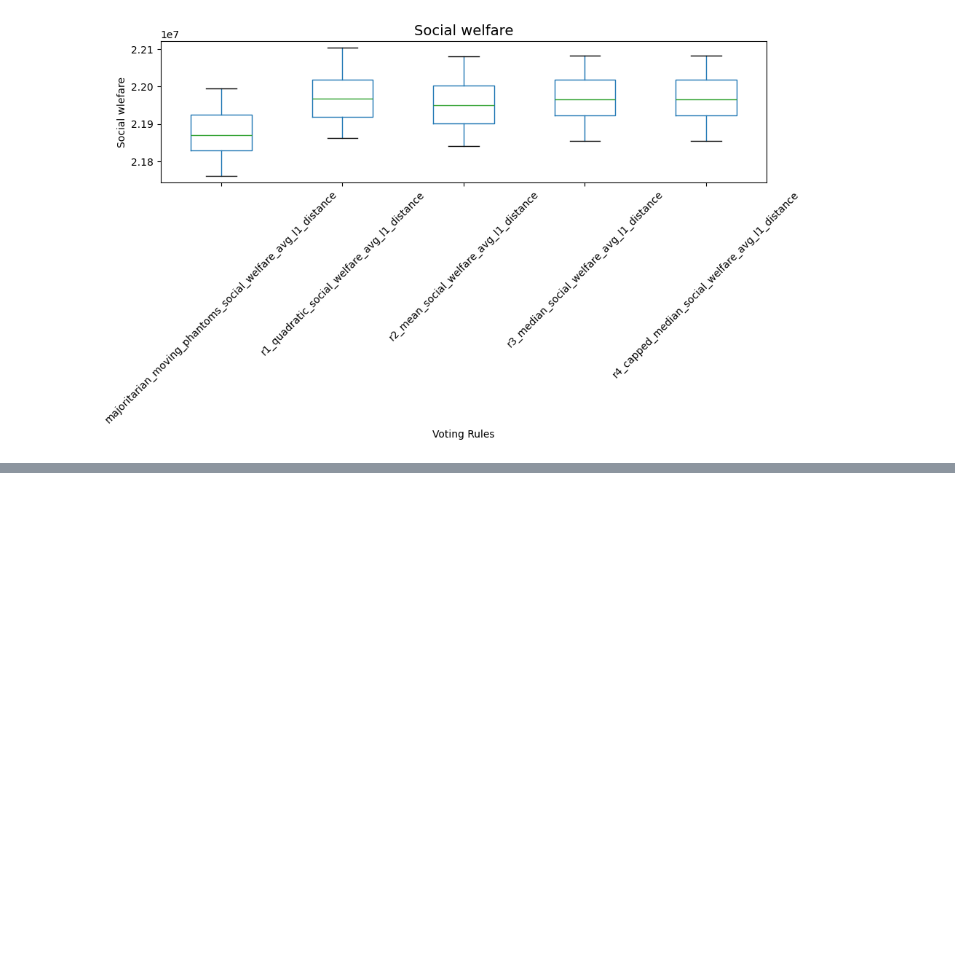
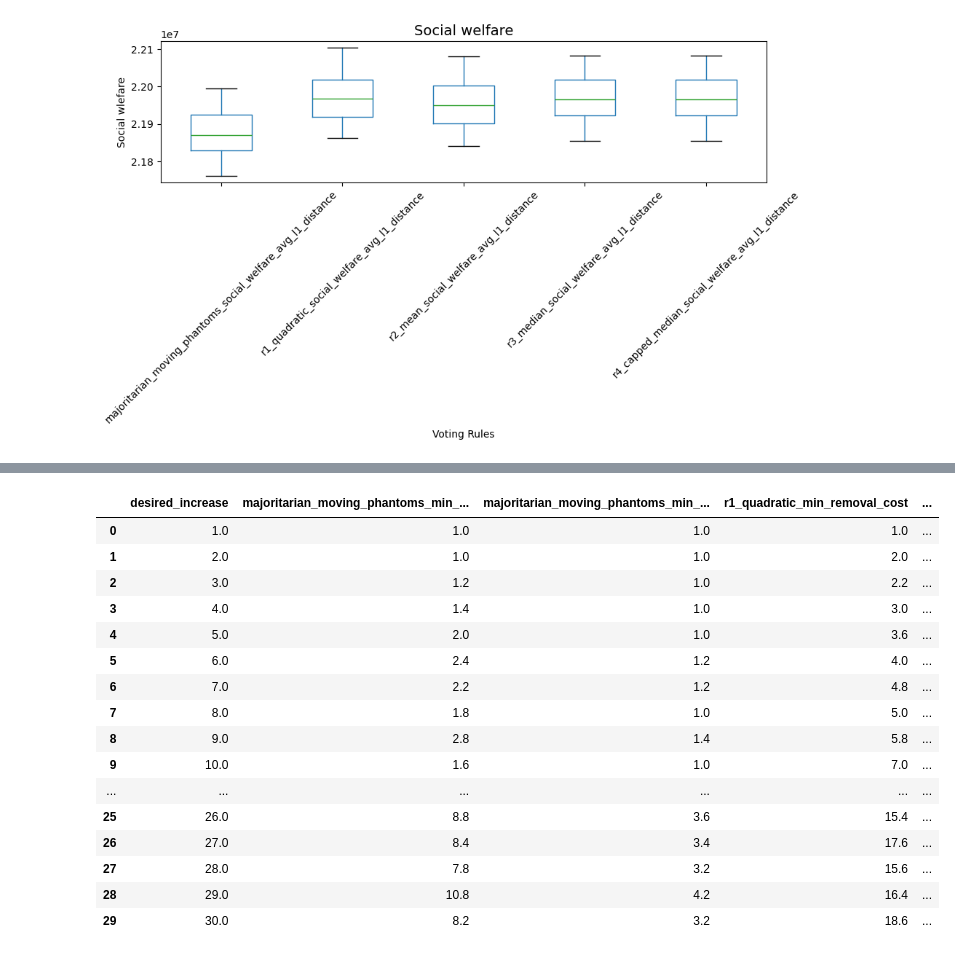
Before and after one commit to GovXS/Evaluating-Voting-Design-Tradeoffs-for-Retro-Funding, a Jupyter notebook: simulations/plots.ipynb, the cells around one changed output, grey strips where cells are left out. Drawn from its saved outputs; the diff is of its cells as text; code cells hidden in the pictures; blank space fills up the shorter version.

```diff
--- a/simulations/plots.ipynb
+++ b/simulations/plots.ipynb
@@ -68,3 +68,12 @@ gini_df.head()
 | 2 | 3 | 2.189766e+07 | 2.199252e+07 | 2.197396e+07 | 2.198712e+07 | ... |
 | 3 | 4 | 2.192631e+07 | 2.201583e+07 | 2.200222e+07 | 2.202437e+07 | ... |
 | 4 | 5 | 2.185919e+07 | 2.195679e+07 | 2.194081e+07 | 2.195111e+07 | ... |
+# %%
+import pandas as pd
+
+# Load the uploaded CSV file
+file_path = '/Users/idrees/Code/govxs/data/vm_data/control_experiment_results_20240913_230831_40_145_8000000.0_5.csv'
+control_results_df = pd.read_csv(file_path)
+
+# Display the first few rows to understand the structure of the data
+control_results_df.head()
@@ -70,0 +87,34 @@ gini_df.head()
+# %%
+# Group by desired_increase and calculate the average of addition and removal costs for each voting rule
+average_costs = control_results_df.groupby('desired_increase').agg({
+    'majoritarian_moving_phantoms_min_removal_cost': 'mean',
+    'majoritarian_moving_phantoms_min_addition_cost': 'mean',
+    'r1_quadratic_min_removal_cost': 'mean',
+    'r1_quadratic_min_addition_cost': 'mean',
+    'r2_mean_min_removal_cost': 'mean',
+    'r2_mean_min_addition_cost': 'mean',
+    'r3_median_min_removal_cost': 'mean',
+    'r3_median_min_addition_cost': 'mean',
+    'r4_capped_median_min_removal_cost': 'mean',
+    'r4_capped_median_min_addition_cost': 'mean'
+}).reset_index()
+
+a
+# %% [output]
+|  | desired_increase | majoritarian_moving_phantoms_min_... | majoritarian_moving_phantoms_min_... | r1_quadratic_min_removal_cost | ... |
+| 0 | 1.0 | 1.0 | 1.0 | 1.0 | ... |
+| 1 | 2.0 | 1.0 | 1.0 | 2.0 | ... |
+| 2 | 3.0 | 1.2 | 1.0 | 2.2 | ... |
+| 3 | 4.0 | 1.4 | 1.0 | 3.0 | ... |
+| 4 | 5.0 | 2.0 | 1.0 | 3.6 | ... |
+| 5 | 6.0 | 2.4 | 1.2 | 4.0 | ... |
+| 6 | 7.0 | 2.2 | 1.2 | 4.8 | ... |
+| 7 | 8.0 | 1.8 | 1.0 | 5.0 | ... |
+| 8 | 9.0 | 2.8 | 1.4 | 5.8 | ... |
+| 9 | 10.0 | 1.6 | 1.0 | 7.0 | ... |
+| ... | ... | ... | ... | ... | ... |
+| 25 | 26.0 | 8.8 | 3.6 | 15.4 | ... |
+| 26 | 27.0 | 8.4 | 3.4 | 17.6 | ... |
+| 27 | 28.0 | 7.8 | 3.2 | 15.6 | ... |
+| 28 | 29.0 | 10.8 | 4.2 | 16.4 | ... |
+| 29 | 30.0 | 8.2 | 3.2 | 18.6 | ... |
```
Also changed, not shown: parts of 2 cells of this notebook, 1 other file.
